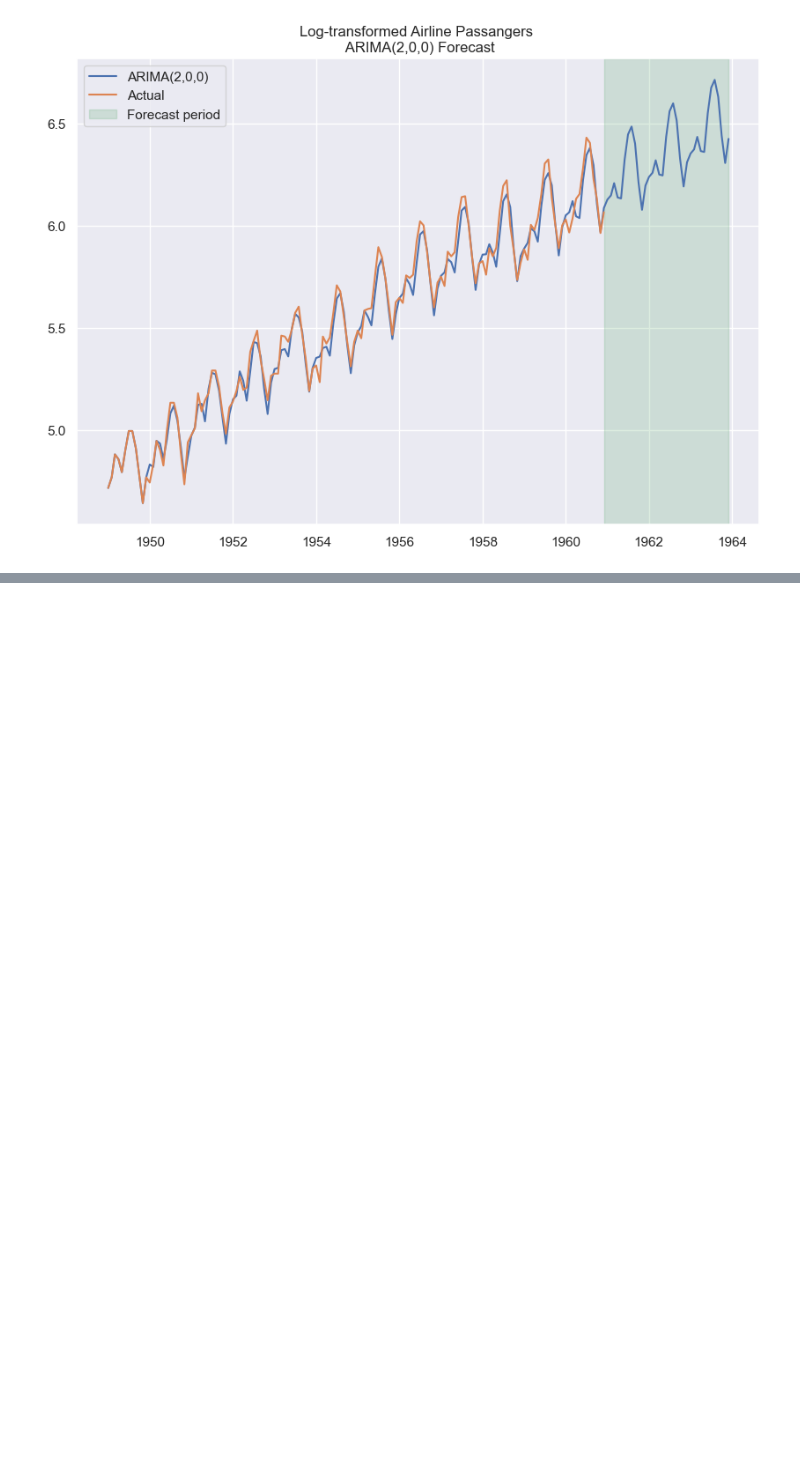
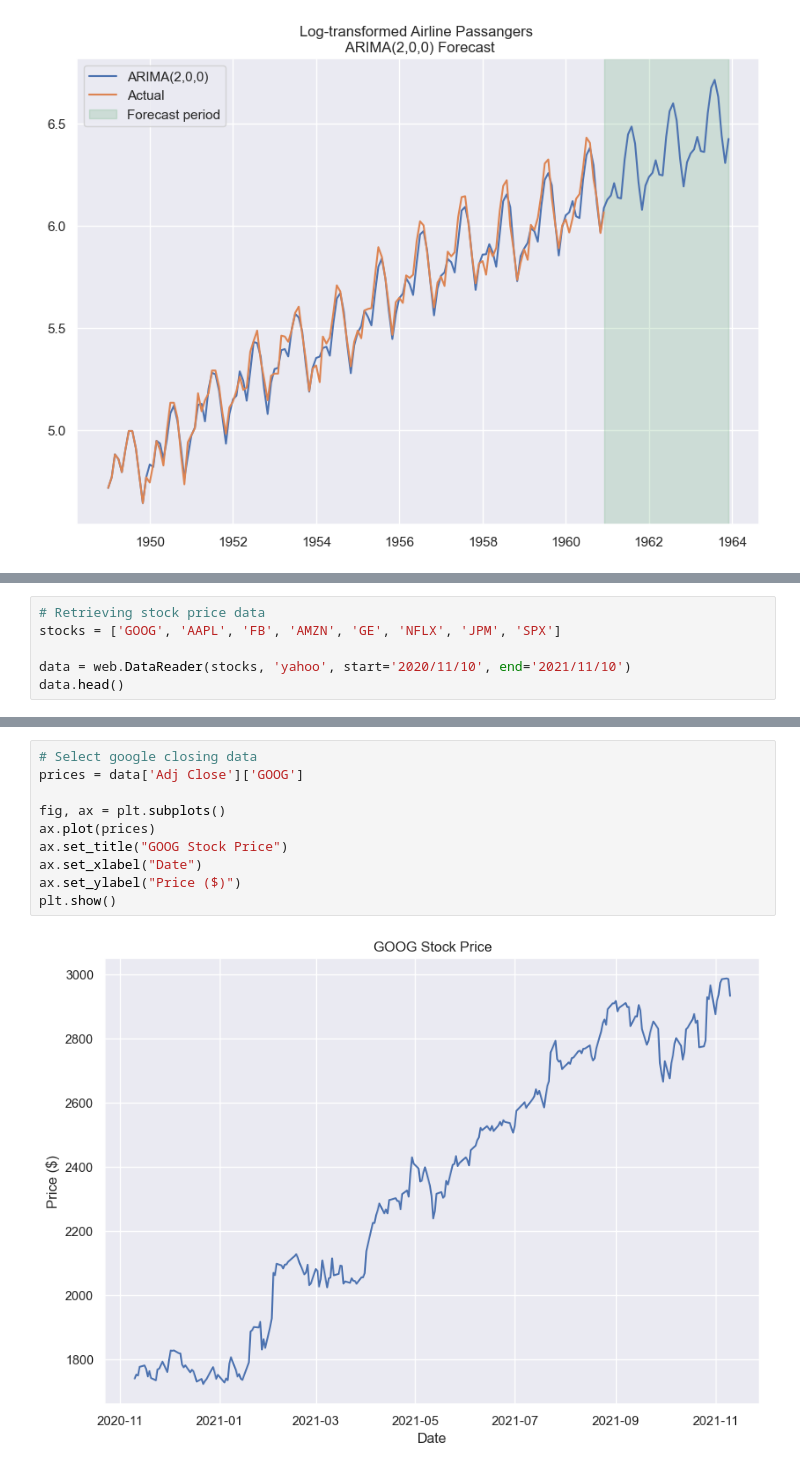
Before and after one commit to warwickdatasciencesociety/time-series-workshops, a Jupyter notebook: demo-notebook.ipynb, the cells around one changed output, grey strips where cells are left out. Cells and saved outputs as stored; diff of their text form; blank space fills up the shorter version.

```diff
--- a/demo-notebook.ipynb
+++ b/demo-notebook.ipynb
@@ -474,0 +492,6 @@ plt.show()
+# %%
+# Retrieving stock price data
+stocks = ['GOOG', 'AAPL', 'FB', 'AMZN', 'GE', 'NFLX', 'JPM', 'SPX']
+
+data = web.DataReader(stocks, 'yahoo', start='2020/11/10', end='2021/11/10')
+data.head()
@@ -474,0 +508,12 @@ plt.show()
+# %%
+# Select google closing data
+prices = data['Adj Close']['GOOG']
+
+fig, ax = plt.subplots()
+ax.plot(prices)
+ax.set_title("GOOG Stock Price")
+ax.set_xlabel("Date")
+ax.set_ylabel("Price ($)")
+plt.show()
+# %% [output]
+[figure, added]
```
Also changed, not shown: parts of 26 cells of this notebook, 2 other files.
